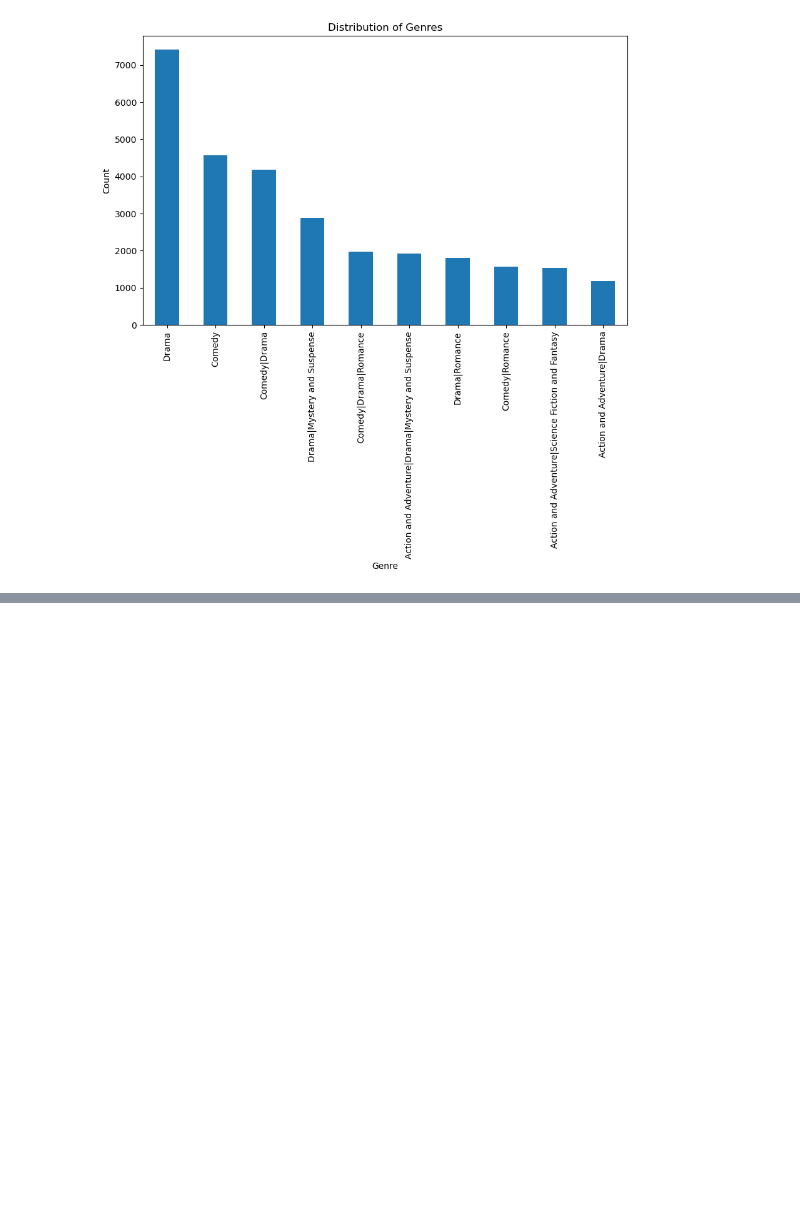
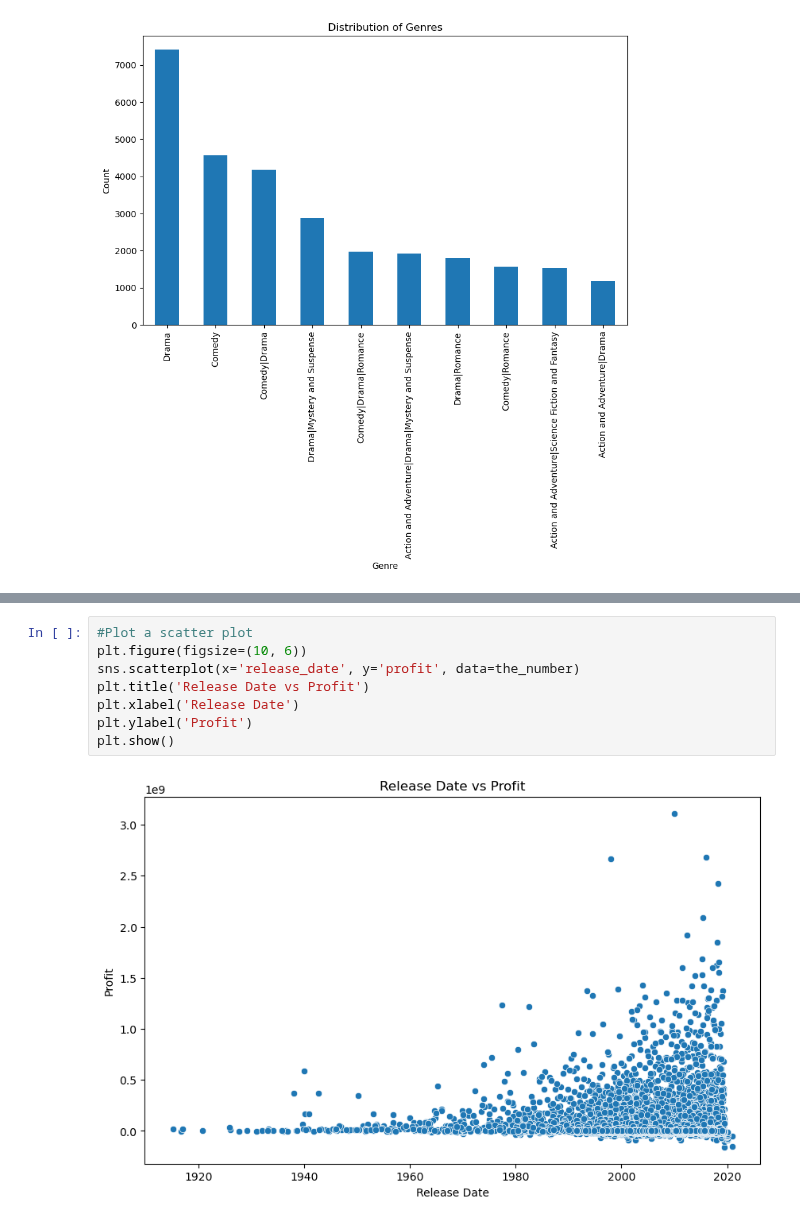
Before and after one commit to mbuvimuia/BoxOfficeInsights-MicrosoftStudio, a Jupyter notebook: student.ipynb, the cells around one changed output, grey strips where cells are left out. Saved outputs shown, nothing was run; the diff lists cells and outputs as text; blank space fills up the shorter version.

```diff
--- a/student.ipynb
+++ b/student.ipynb
@@ -1712,0 +1789,10 @@ The top 10 genres with the highest count are drama, comedy, action, horror, thri
+# %%
+#Plot a scatter plot
+plt.figure(figsize=(10, 6))
+sns.scatterplot(x='release_date', y='profit', data=the_number)
+plt.title('Release Date vs Profit')
+plt.xlabel('Release Date')
+plt.ylabel('Profit')
+plt.show()
+# %% [output]
+[figure, added]
```
Also changed, not shown: parts of 37 cells of this notebook.
